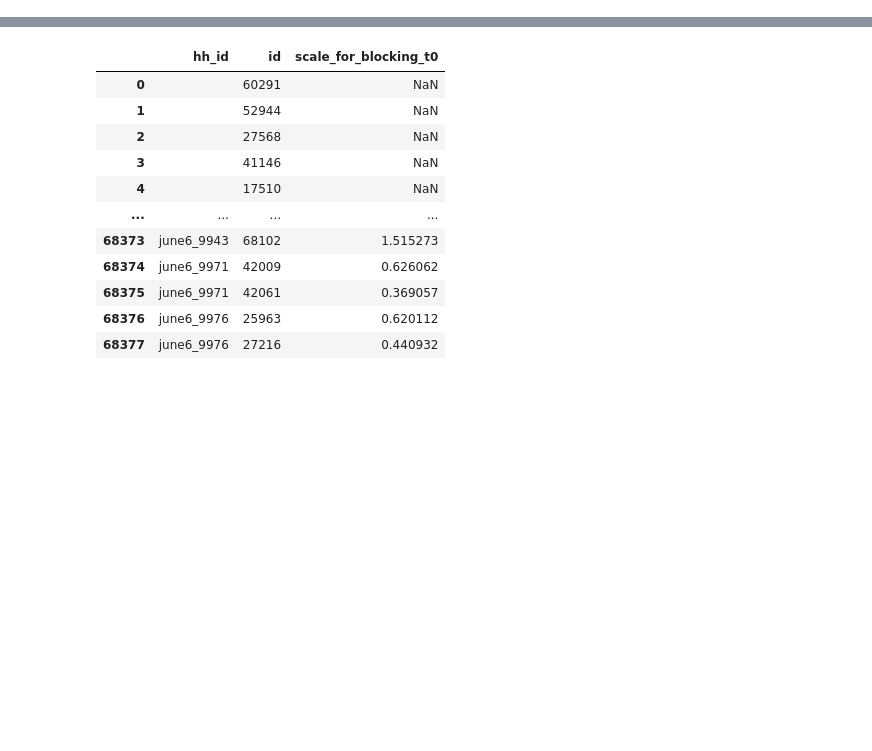
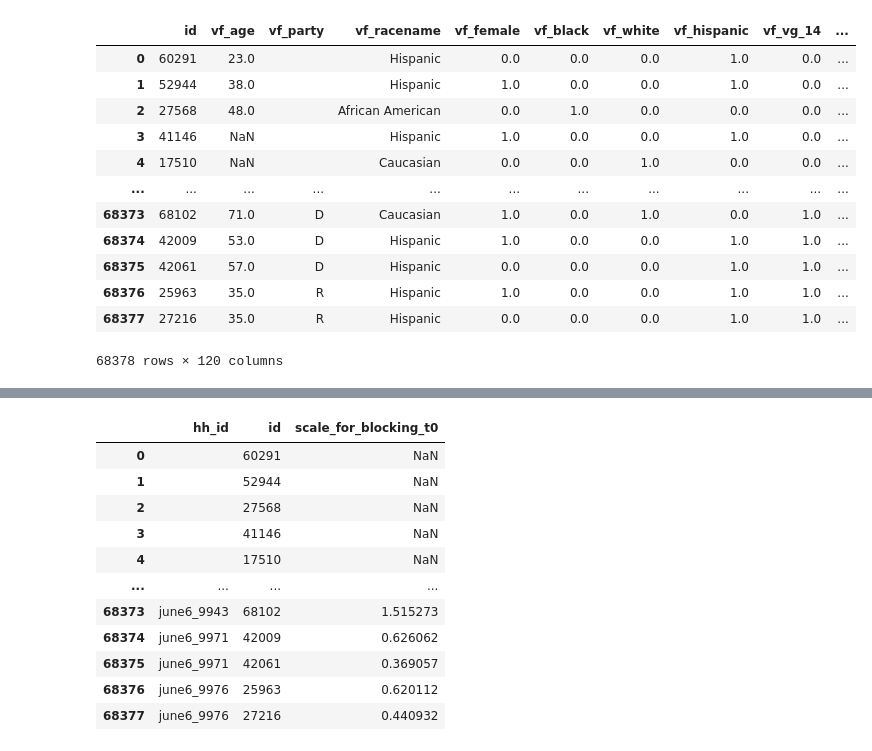
Before and after one commit to ds-modules/PS-88-21-DEV, a Jupyter notebook: lab/kalla_broockman/R2Python.ipynb, the cells around one changed output, grey strips where cells are left out. Cells and saved outputs as stored; diff of their text form; code cells hidden in the pictures; blank space fills up the shorter version.

```diff
--- a/lab/kalla_broockman/R2Python.ipynb
+++ b/lab/kalla_broockman/R2Python.ipynb
@@ -1,6 +1,23 @@
 # %%
 import pandas as pd
 import numpy as np
+pd.set_option('max_colwidth', None) # remove for actual version
+pd.set_option('display.max_columns', None) # remove for actual ver
 # %%
 data_string = "broockman_kalla_replication_data.dta"
 df = pd.read_stata(data_string)
+df
+# %% [output]
+|  | id | vf_age | vf_party | vf_racename | vf_female | vf_black | vf_white | vf_hispanic | vf_vg_14 | ... |
+| 0 | 60291 | 23.0 |  | Hispanic | 0.0 | 0.0 | 0.0 | 1.0 | 0.0 | ... |
+| 1 | 52944 | 38.0 |  | Hispanic | 1.0 | 0.0 | 0.0 | 1.0 | 0.0 | ... |
+| 2 | 27568 | 48.0 |  | African American | 0.0 | 1.0 | 0.0 | 0.0 | 0.0 | ... |
+| 3 | 41146 | NaN |  | Hispanic | 1.0 | 0.0 | 0.0 | 1.0 | 0.0 | ... |
+| 4 | 17510 | NaN |  | Caucasian | 0.0 | 0.0 | 1.0 | 0.0 | 0.0 | ... |
+| ... | ... | ... | ... | ... | ... | ... | ... | ... | ... | ... |
+| 68373 | 68102 | 71.0 | D | Caucasian | 1.0 | 0.0 | 1.0 | 0.0 | 1.0 | ... |
+| 68374 | 42009 | 53.0 | D | Hispanic | 1.0 | 0.0 | 0.0 | 1.0 | 1.0 | ... |
+| 68375 | 42061 | 57.0 | D | Hispanic | 0.0 | 0.0 | 0.0 | 1.0 | 1.0 | ... |
+| 68376 | 25963 | 35.0 | R | Hispanic | 1.0 | 0.0 | 0.0 | 1.0 | 1.0 | ... |
+| 68377 | 27216 | 35.0 | R | Hispanic | 0.0 | 0.0 | 0.0 | 1.0 | 1.0 | ... |
+68378 rows × 120 columns
```
Also changed, not shown: parts of 13 cells of this notebook.
